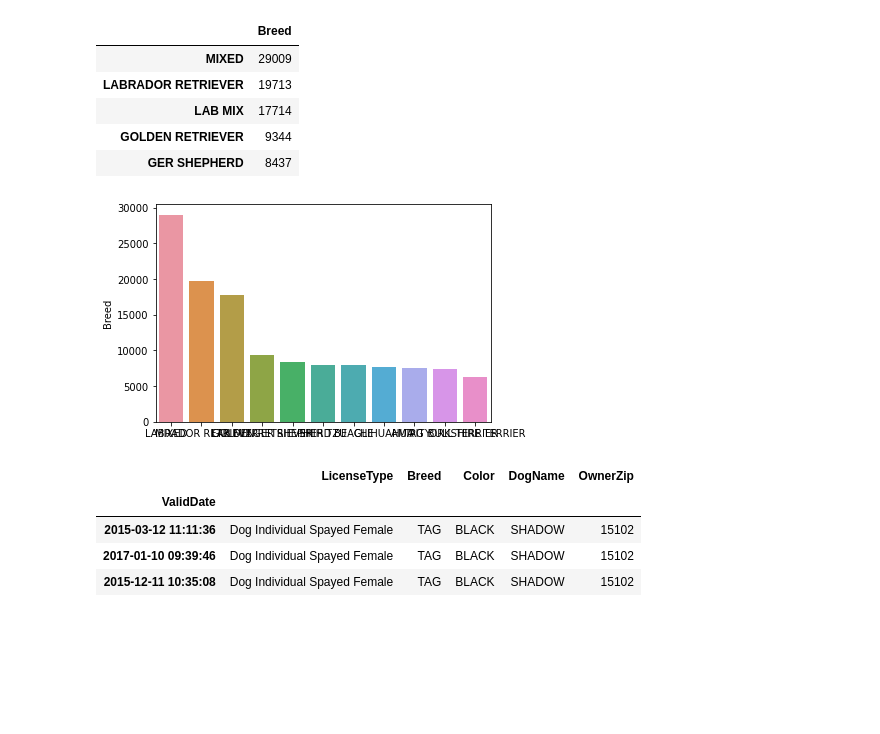
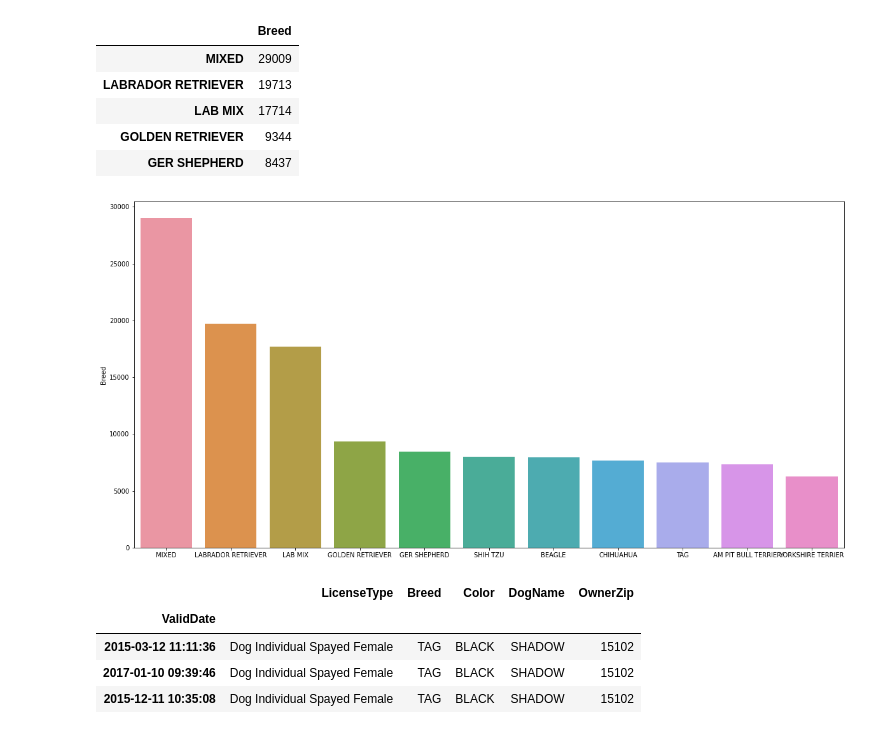
Before and after one commit to kjsampler/Using-AI-to-Predict-Dog-Licenses, a Jupyter notebook: Multivariate LSTM.ipynb, the cells around one changed output. Saved outputs shown, nothing was run; the diff lists cells and outputs as text; code cells hidden in the pictures; blank space fills up the shorter version.

```diff
--- a/Multivariate LSTM.ipynb
+++ b/Multivariate LSTM.ipynb
@@ -86,9 +86,10 @@ top_ten_bar.head()
 | GOLDEN RETRIEVER | 9344 |
 | GER SHEPHERD | 8437 |
 # %%
+fig = plt.figure(figsize = (20, 10))
 bar = sns.barplot(top_ten_bar.index, top_ten_bar.Breed)
 # %% [output]
-[figure, old version]
+[figure, new version]
 # %%
 #TAG is not a type of dog. they are denoting that they are putting tags on an existing dog
 # %%
```
